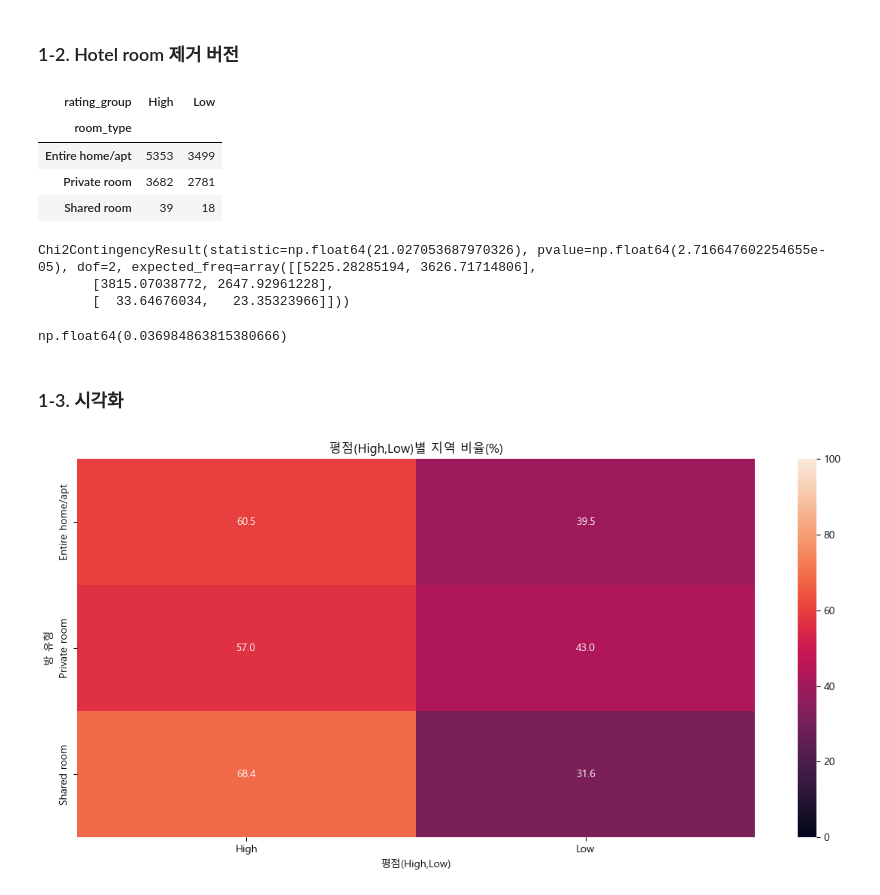
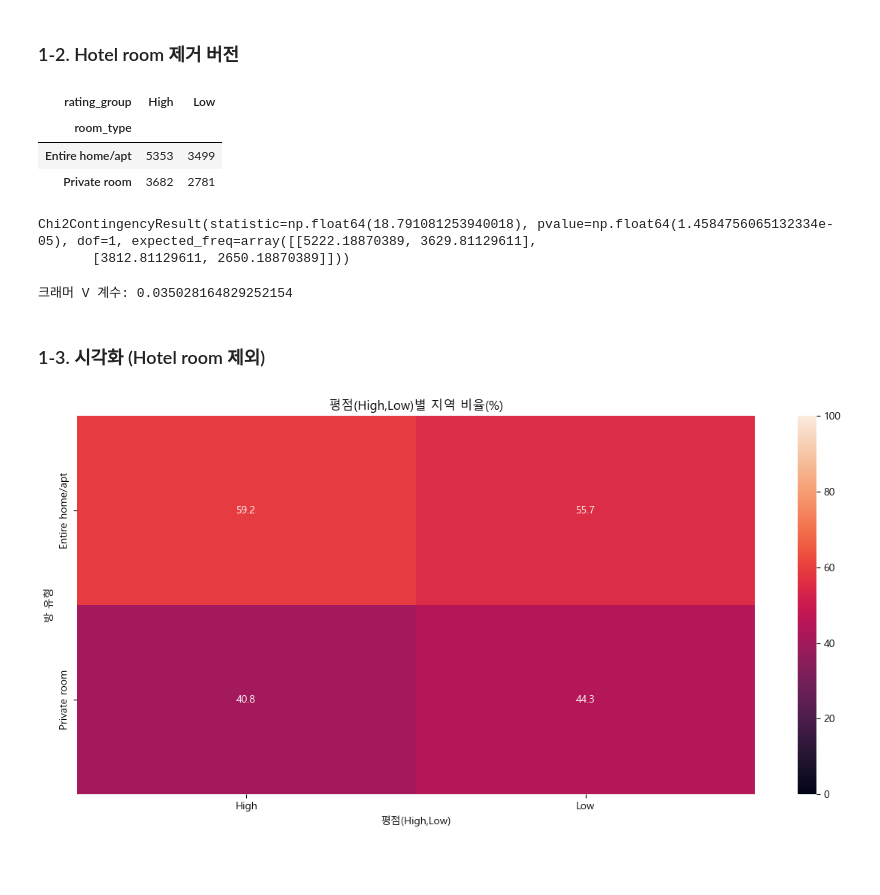
Before and after one commit to KyungminChang/data-analysis-project-BBB, a Jupyter notebook: 02_basic_statistics.ipynb, the cells around one changed output. Drawn from its saved outputs; the diff is of its cells as text; code cells hidden in the pictures; blank space fills up the shorter version.

```diff
--- a/02_basic_statistics.ipynb
+++ b/02_basic_statistics.ipynb
@@ -156,21 +172,19 @@ np.float64(0.047129429832478476)
 ### 1-2. Hotel room 제거 버전
 # %%
 ct = pd.crosstab(test_df1['room_type'], test_df1['rating_group'])
-ct_2 = ct.loc[~ct.index.isin(['Hotel room'])]
+ct_2 = ct.loc[~ct.index.isin(['Hotel room','Shared room'])]
 ct_2
 # %% [output]
 | rating_group | High | Low |
 | room_type |  |  |
 | Entire home/apt | 5353 | 3499 |
 | Private room | 3682 | 2781 |
-| Shared room | 39 | 18 |
 # %%
 result = chi2_contingency(ct_2)
 result
 # %% [output]
-Chi2ContingencyResult(statistic=np.float64(21.027053687970326), pvalue=np.float64(2.716647602254655e-05), dof=2, expected_freq=array([[5225.28285194, 3626.71714806],
-       [3815.07038772, 2647.92961228],
-       [  33.64676034,   23.35323966]]))
+Chi2ContingencyResult(statistic=np.float64(18.791081253940018), pvalue=np.float64(1.4584756065132334e-05), dof=1, expected_freq=array([[5222.18870389, 3629.81129611],
+       [3812.81129611, 2650.18870389]]))
 # %%
 # Cramer's V
 def cramers_v(contingency_table):
@@ -181,24 +195,26 @@ def cramers_v(contingency_table):
     v = np.sqrt(chi2/(n*min(r-1,c-1)))
     return v
 
-cramers_v(ct_2)
+
+cramers_ct_2 = cramers_v(ct_2)
+print(f'크래머 V 계수: {cramers_ct_2}')
 # %% [output]
-np.float64(0.036984863815380666)
+크래머 V 계수: 0.035028164829252154
 # %% [markdown]
-### 1-3. 시각화
+### 1-3. 시각화 (Hotel room 제외)
 # %%
 # 1) 교차표 만들기 + 2) 비율로 바꾸기(행 기준) -> 퍼센트로 보기 좋게 * 100
-ct_2_percent = ct_2.div(ct_2.sum(axis=1), axis=0) * 100
+ct_2_percent = ct_2.div(ct_2.sum(axis=0), axis=1) * 100
 
 # 3) heatmap으로 색칠하기
 # annot=True: 각 칸에 숫자를 같이 표시
 # fmt=".1f": 숫자를 소수 1자리로 표시
 # vmin=0, vmax=100: 퍼센트 범위를 고정해서 색이 과장되지 않게 함
 sns.heatmap(ct_2_percent, annot=True, fmt=".1f", vmin=0, vmax=100)
 plt.title("평점(High,Low)별 지역 비율(%)")
 plt.xlabel("평점(High,Low)")
 plt.ylabel("방 유형")
 plt.tight_layout()
 plt.show()
 # %% [output]
-[figure, old version]
+[figure, new version]
```
Also changed, not shown: parts of 12 cells of this notebook, 2 other files.
